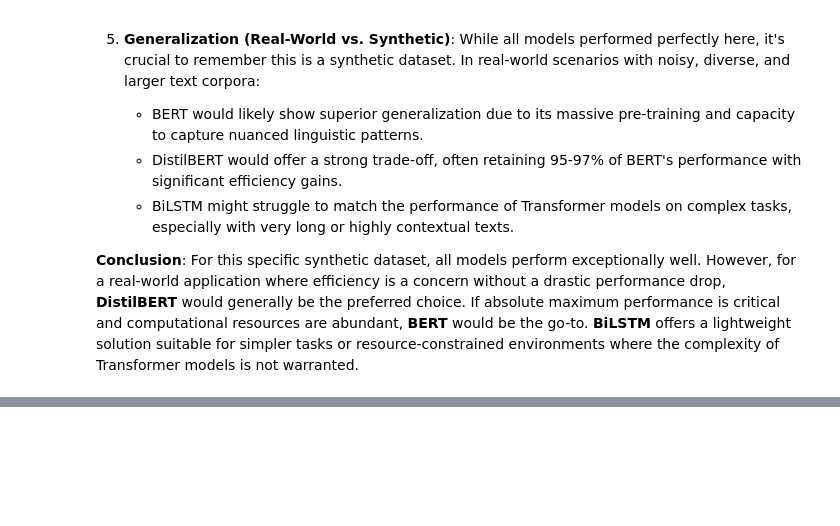
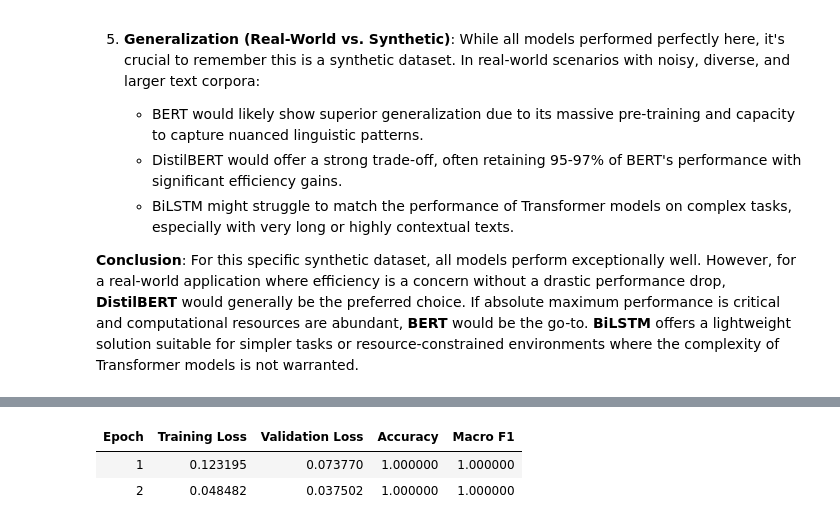
Before and after one commit to francescachn/Text-mining-project, a Jupyter notebook: Progetto con Dashboard.ipynb, the cells around one changed output, grey strips where cells are left out. Cells and saved outputs as stored; diff of their text form; code cells hidden in the pictures; blank space fills up the shorter version.

```diff
--- a/Progetto con Dashboard.ipynb
+++ b/Progetto con Dashboard.ipynb
@@ -1743,27 +1765,33 @@ display(summary_df)
 
 **Conclusion**: For this specific synthetic dataset, all models perform exceptionally well. However, for a real-world application where efficiency is a concern without a drastic performance drop, **DistilBERT** would generally be the preferred choice. If absolute maximum performance is critical and computational resources are abundant, **BERT** would be the go-to. **BiLSTM** offers a lightweight solution suitable for simpler tasks or resource-constrained environments where the complexity of Transformer models is not warranted.
 # %%
+!pip install evaluate datasets accelerate -q
 import torch
 import torch.nn as nn
 import pickle
 import json
-from transformers import AutoTokenizer, AutoModelForSequenceClassification
+import numpy as np
+import pandas as pd
+from sklearn.preprocessing import LabelEncoder
+import evaluate
+from datasets import Dataset as HFDataset
+from transformers import AutoTokenizer, AutoModelForSequenceClassification, TrainingArguments, Trainer, DataCollatorWithPadding
 
-print("--- SALVATAGGIO DEFINITIVO MODELLI ---")
+device = torch.device("cuda" if torch.cuda.is_available() else "cpu")
+print("Device:", device)
 
-# 1. Ricostruzione sicura indici e label encoder da train_data
+# A. Salvataggio BiLSTM e Label Encoder
 all_words = set(w for text in train_data['content'].astype(str) for w in text.lower().split())
 word_index = {w: i+2 for i, w in enumerate(all_words)}
 word_index["<PAD>"] = 0
 word_index["<UNK>"] = 1
 
-from sklearn.preprocessing import LabelEncoder
 label_encoder = LabelEncoder()
 label_encoder.fit(train_data['category'])
 
-# Salvataggio BiLSTM
 with open("bilstm_word_index.json", "w") as f:
     json.dump(word_index, f)
+
 with open("label_encoder.pkl", "wb") as f:
     pickle.dump(label_encoder, f)
 
@@ -1781,22 +1809,64 @@ config = {
 with open("bilstm_config.json", "w") as f:
     json.dump(config, f)
 
-# 2. Salvataggio DistilBERT
-print("Download e salvataggio DistilBERT...")
-dist_tokenizer = AutoTokenizer.from_pretrained("distilbert-base-uncased")
-dist_model = AutoModelForSequenceClassification.from_pretrained("distilbert-base-uncased", num_labels=len(label_encoder.classes_))
-dist_model.save_pretrained("./distilbert_saved_model")
-dist_tokenizer.save_pretrained("./distilbert_saved_model")
-
-# 3. Salvataggio BERT-Base
-print("Download e salvataggio BERT-Base...")
-bert_tokenizer = AutoTokenizer.from_pretrained("bert-base-uncased")
-bert_model = AutoModelForSequenceClassification.from_pretrained("bert-base-uncased", num_labels=len(label_encoder.classes_))
-bert_model.save_pretrained("./bert_base_saved_model")
-bert_tokenizer.save_pretrained("./bert_base_saved_model")
-
-# 4. Dataset
 train_data.to_csv("real_train_data.csv", index=False)
 
-print("SUCCESSO: Tutti i modelli sono ora salvati su disco!")
+# B. Preparazione Transformers (DistilBERT e BERT-Base)
+id2label = {i: c for i, c in enumerate(label_encoder.classes_)}
+label2id = {c: i for i, c in id2label.items()}
+y_train_hf = label_encoder.transform(train_data["category"])
+y_val_hf = label_encoder.transform(val_data["category"])
+
+def make_hf_dataset(df, y, tokenizer):
+    ds = HFDataset.from_pandas(pd.DataFrame({"text": df["content"].tolist(), "label": y}))
+    return ds.map(lambda batch: tokenizer(batch["text"], truncation=True, max_length=64), batched=True)
+
+accuracy_metric = evaluate.load("accuracy")
+f1_metric = evaluate.load("f1")
+
+def compute_metrics(eval_pred):
+    logits, labels = eval_pred
+    preds = np.argmax(logits, axis=1)
+    return {
+        "accuracy": accuracy_metric.compute(predictions=preds, references=labels)["accuracy"],
+        "macro_f1": f1_metric.compute(predictions=preds, references=labels, average="macro")["f1"],
+    }
+
+def train_transformer(model_checkpoint, output_dir, epochs=2):
+    tokenizer = AutoTokenizer.from_pretrained(model_checkpoint)
+    hf_train = make_hf_dataset(train_data, y_train_hf, tokenizer)
+    hf_val = make_hf_dataset(val_data, y_val_hf, tokenizer)
+    model = AutoModelForSequenceClassification.from_pretrained(
+        model_checkpoint, num_labels=len(label_encoder.classes_),
+        id2label=id2label, label2id=label2id,
+    ).to(device)
+    data_collator = DataCollatorWithPadding(tokenizer=tokenizer)
+    args = TrainingArguments(
+        output_dir=f"./ckpt_{output_dir}",
+        num_train_epochs=epochs,
+        per_device_train_batch_size=32,
+        per_device_eval_batch_size=64,
+        learning_rate=2e-5,
+        weight_decay=0.01,
+        eval_strategy="epoch",
+        save_strategy="no",
+        logging_steps=20,
+        report_to="none",
+        seed=42,
+    )
+    trainer = Trainer(
+        model=model, args=args,
+        train_dataset=hf_train, eval_dataset=hf_val,
+        data_collator=data_collator,
+        compute_metrics=compute_metrics,
+    )
+    trainer.train()
+    trainer.save_model(output_dir)
+    tokenizer.save_pretrained(output_dir)
+    print(f"Modello {output_dir} salvato con successo!")
+
+# C. Esecuzione Training Transformers
+train_transformer("distilbert-base-uncased", "distilbert_model", epochs=2)
+train_transformer("bert-base-uncased", "bert_model", epochs=2)
+print("Tutti i modelli reali sono pronti!")
 # %% [output]
@@ -1804,0 +1891,3 @@ NameError: name 'train_data' is not defined
+| Epoch | Training Loss | Validation Loss | Accuracy | Macro F1 |
+| 1 | 0.123195 | 0.073770 | 1.000000 | 1.000000 |
+| 2 | 0.048482 | 0.037502 | 1.000000 | 1.000000 |
```
Also changed, not shown: parts of 14 cells of this notebook.
